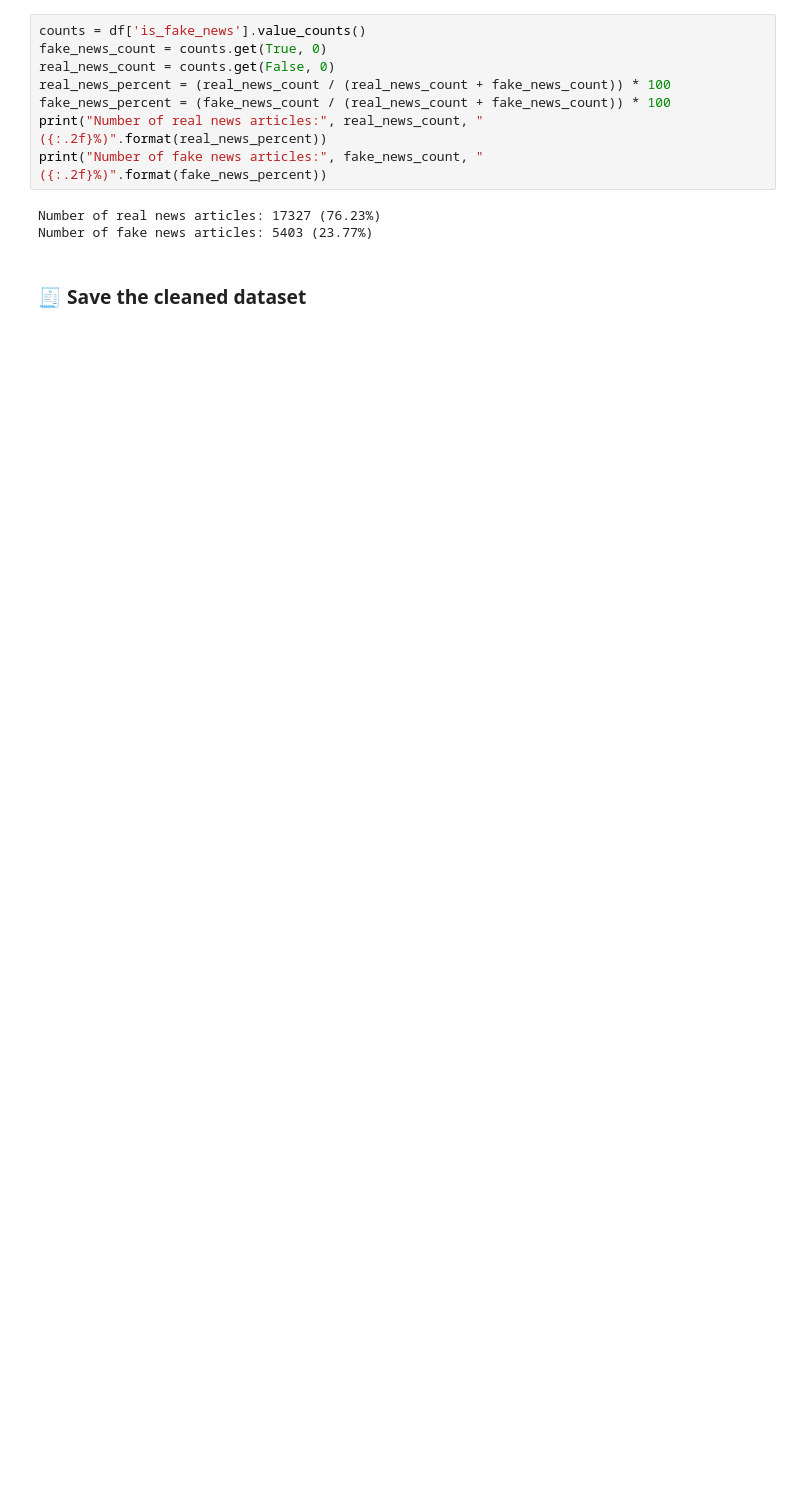
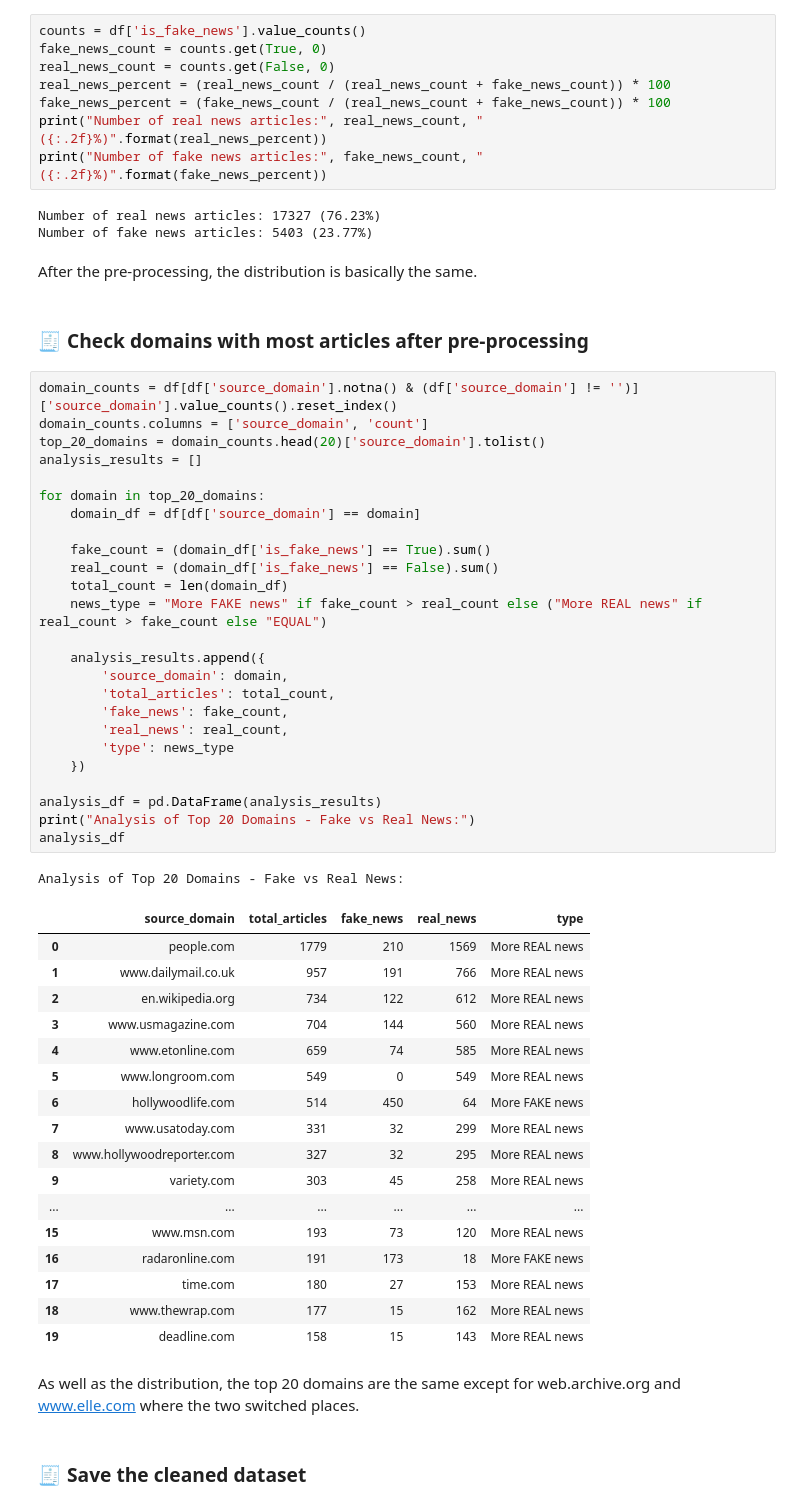
Before and after one commit to zFishStick/Cyclic-LLM-Checker, a Jupyter notebook: notebooks/pre-processing/dataset_3.ipynb, the cells around one changed output. Drawn from its saved outputs; the diff is of its cells as text; blank space fills up the shorter version.

```diff
--- a/notebooks/pre-processing/dataset_3.ipynb
+++ b/notebooks/pre-processing/dataset_3.ipynb
@@ -130,5 +134,55 @@ print("Number of fake news articles:", fake_news_count, "({:.2f}%)".format(fake_
 # %% [output]
 Number of real news articles: 17327 (76.23%)
 Number of fake news articles: 5403 (23.77%)
+# %% [markdown]
+After the pre-processing, the distribution is basically the same.
+# %% [markdown]
+### 🧾 Check domains with most articles after pre-processing
+# %%
+domain_counts = df[df['source_domain'].notna() & (df['source_domain'] != '')]['source_domain'].value_counts().reset_index()
+domain_counts.columns = ['source_domain', 'count']
+top_20_domains = domain_counts.head(20)['source_domain'].tolist()
+analysis_results = []
+
+for domain in top_20_domains:
+    domain_df = df[df['source_domain'] == domain]
+
+    fake_count = (domain_df['is_fake_news'] == True).sum()
+    real_count = (domain_df['is_fake_news'] == False).sum()
+    total_count = len(domain_df)
+    news_type = "More FAKE news" if fake_count > real_count else ("More REAL news" if real_count > fake_count else "EQUAL")
+
+    analysis_results.append({
+        'source_domain': domain,
+        'total_articles': total_count,
+        'fake_news': fake_count,
+        'real_news': real_count,
+        'type': news_type
+    })
+
+analysis_df = pd.DataFrame(analysis_results)
+print("Analysis of Top 20 Domains - Fake vs Real News:")
+analysis_df
+# %% [output]
+Analysis of Top 20 Domains - Fake vs Real News:
+|  | source_domain | total_articles | fake_news | real_news | type |
+| 0 | people.com | 1779 | 210 | 1569 | More REAL news |
+| 1 | www.dailymail.co.uk | 957 | 191 | 766 | More REAL news |
+| 2 | en.wikipedia.org | 734 | 122 | 612 | More REAL news |
+| 3 | www.usmagazine.com | 704 | 144 | 560 | More REAL news |
+| 4 | www.etonline.com | 659 | 74 | 585 | More REAL news |
+| 5 | www.longroom.com | 549 | 0 | 549 | More REAL news |
+| 6 | hollywoodlife.com | 514 | 450 | 64 | More FAKE news |
+| 7 | www.usatoday.com | 331 | 32 | 299 | More REAL news |
+| 8 | www.hollywoodreporter.com | 327 | 32 | 295 | More REAL news |
+| 9 | variety.com | 303 | 45 | 258 | More REAL news |
+| ... | ... | ... | ... | ... | ... |
+| 15 | www.msn.com | 193 | 73 | 120 | More REAL news |
+| 16 | radaronline.com | 191 | 173 | 18 | More FAKE news |
+| 17 | time.com | 180 | 27 | 153 | More REAL news |
+| 18 | www.thewrap.com | 177 | 15 | 162 | More REAL news |
+| 19 | deadline.com | 158 | 15 | 143 | More REAL news |
+# %% [markdown]
+As well as the distribution, the top 20 domains are the same except for web.archive.org and www.elle.com where the two switched places.
 # %% [markdown]
 ### 🧾 Save the cleaned dataset
```
Also changed, not shown: parts of 4 cells of this notebook.
